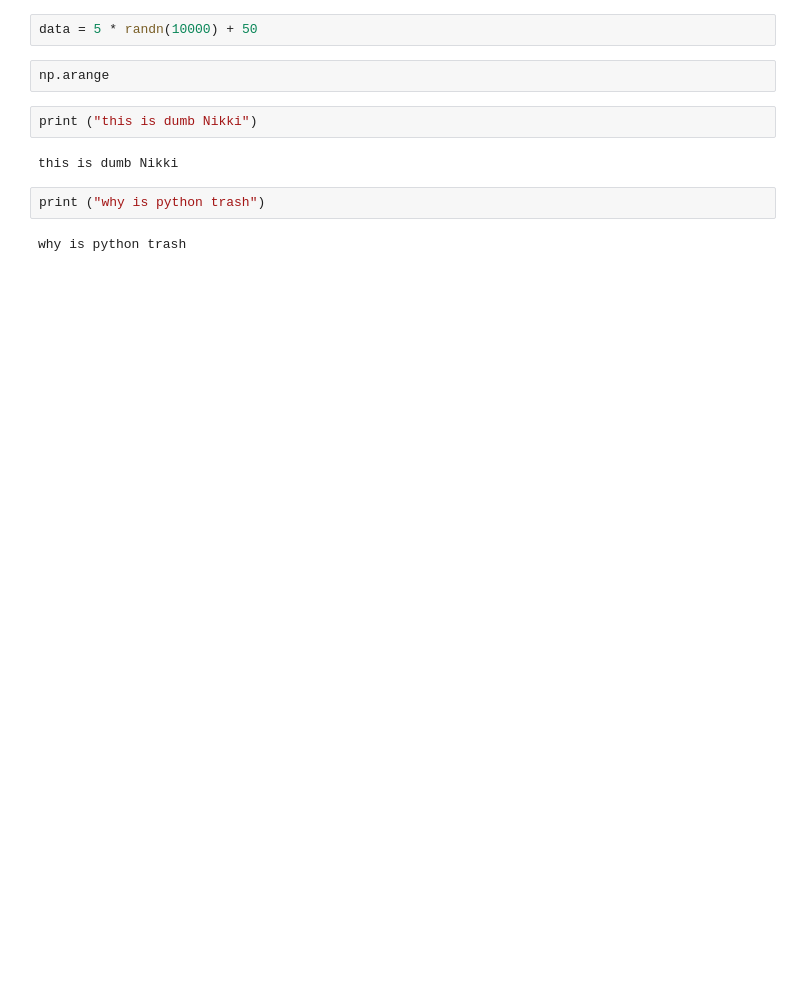
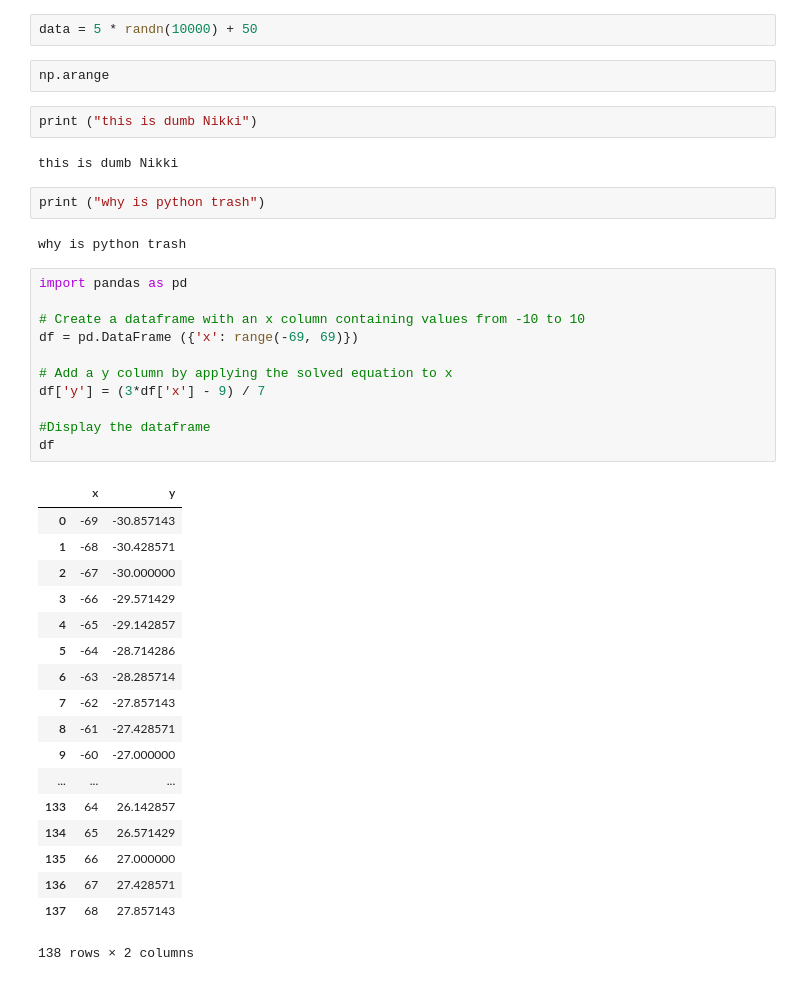
Before and after one commit to anikil/python-basic-maths, a Jupyter notebook: .ipynb, the cells around one changed output. Drawn from its saved outputs; the diff is of its cells as text; blank space fills up the shorter version.

```diff
--- a/.ipynb
+++ b/.ipynb
@@ -430,3 +430,33 @@ this is dumb Nikki
 print ("why is python trash")
 # %% [output]
 why is python trash
+# %%
+import pandas as pd
+
+# Create a dataframe with an x column containing values from -10 to 10
+df = pd.DataFrame ({'x': range(-69, 69)})
+
+# Add a y column by applying the solved equation to x
+df['y'] = (3*df['x'] - 9) / 7
+
+#Display the dataframe
+df
+# %% [output]
+|  | x | y |
+| 0 | -69 | -30.857143 |
+| 1 | -68 | -30.428571 |
+| 2 | -67 | -30.000000 |
+| 3 | -66 | -29.571429 |
+| 4 | -65 | -29.142857 |
+| 5 | -64 | -28.714286 |
+| 6 | -63 | -28.285714 |
+| 7 | -62 | -27.857143 |
+| 8 | -61 | -27.428571 |
+| 9 | -60 | -27.000000 |
+| ... | ... | ... |
+| 133 | 64 | 26.142857 |
+| 134 | 65 | 26.571429 |
+| 135 | 66 | 27.000000 |
+| 136 | 67 | 27.428571 |
+| 137 | 68 | 27.857143 |
+138 rows × 2 columns
```
Also changed, not shown: parts of 3 cells of this notebook.
